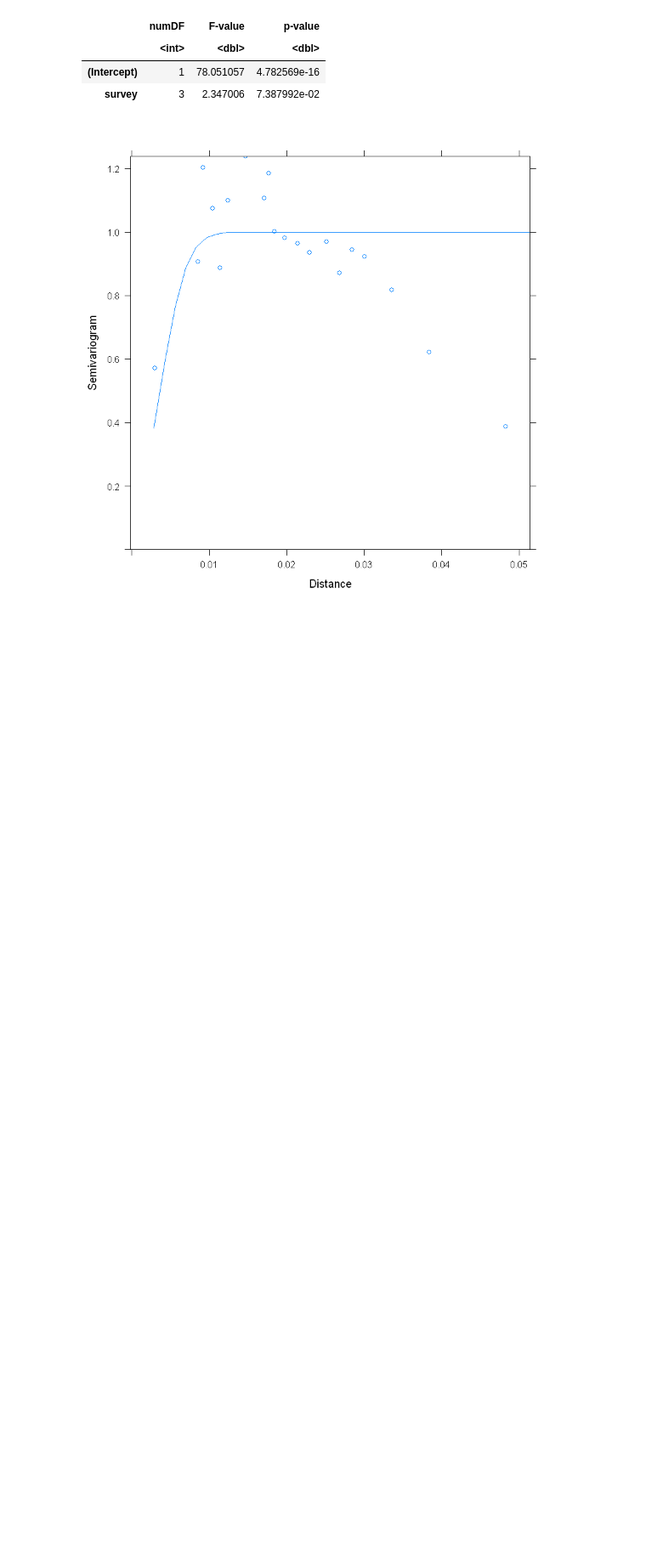
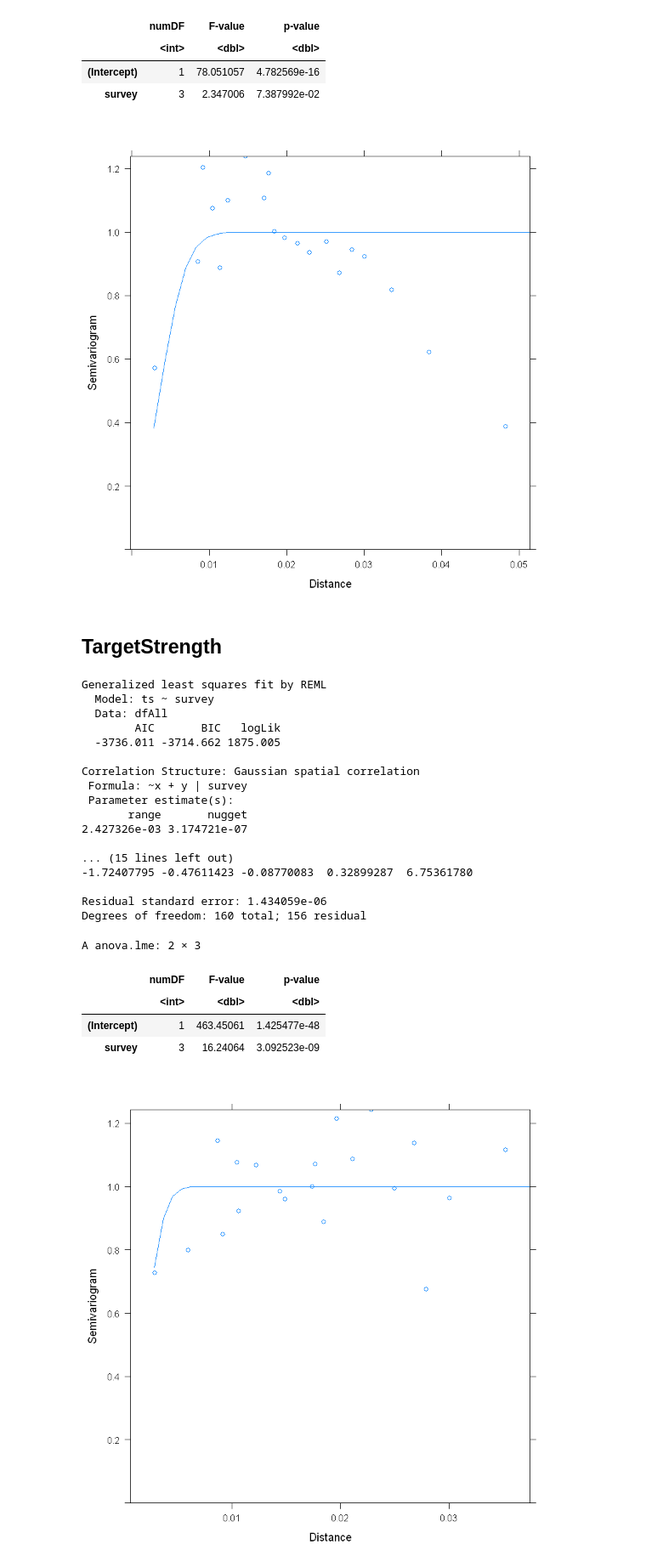
Before and after one commit to leviner/saildrone-2018, a Jupyter notebook: code/acousticData/analysis/2-GLSModels.ipynb, the cells around one changed output. Shown at 85% size. Cells and saved outputs as stored; diff of their text form; code cells hidden in the pictures; blank space fills up the shorter version.

Commit message:
single target gridding, single target model, 2019 sound speed

```diff
--- a/code/acousticData/analysis/2-GLSModels.ipynb
+++ b/code/acousticData/analysis/2-GLSModels.ipynb
@@ -238,3 +238,54 @@ A anova.lme: 2 × 3
 | (Intercept) | 1 | 78.051057 | 4.782569e-16 |
 | survey | 3 | 2.347006 | 7.387992e-02 |
 [figure]
+# %% [markdown]
+## TargetStrength
+# %%
+library(nlme)
+library(mgcv)
+library(mapproj)
+library(sp)
+# Read in all of the csv files and combine into small survey and big survey dataframes
+df1<-read.csv('processingFiles/gridTS1.csv')
+df1$survey=factor(1)
+df2<-read.csv('processingFiles/gridTS2.csv')
+df2$survey=factor(2)
+df3<-read.csv('processingFiles/gridTS3.csv')
+df3$survey=factor(3)
+df4<-read.csv('processingFiles/gridTS4.csv')
+df4$survey=factor(4)
+dfAllSmall <- rbind(df1, df2,df3,df4)
+# %%
+dfAll <- dfAllSmall
+f.lm <- lm(ts ~ survey, data=dfAll)
+x <- mapproject(dfAll$lonC, dfAll$latC, "albers", param=c(min(dfAll$latC), max(dfAll$latC)))
+dfAll$x <- x$x
+dfAll$y <- x$y
+f.Gaus <-gls(ts ~ survey, data=dfAll, correl=corGaus(form= ~ x+y | survey, nugget=T))
+summary(f.Gaus)
+plot(Variogram(f.Gaus))
+anova(f.Gaus)
+# %% [output]
+Generalized least squares fit by REML
+  Model: ts ~ survey
+  Data: dfAll
+        AIC       BIC   logLik
+  -3736.011 -3714.662 1875.005
+
+Correlation Structure: Gaussian spatial correlation
+ Formula: ~x + y | survey
+ Parameter estimate(s):
+       range       nugget
+2.427326e-03 3.174721e-07
+
+... (15 lines left out)
+-1.72407795 -0.47611423 -0.08770083  0.32899287  6.75361780
+
+Residual standard error: 1.434059e-06
+Degrees of freedom: 160 total; 156 residual
+A anova.lme: 2 × 3
+|  | numDF | F-value | p-value |
+|  | <int> | <dbl> | <dbl> |
+| (Intercept) | 1 | 463.45061 | 1.425477e-48 |
+| survey | 3 | 16.24064 | 3.092523e-09 |
+[figure, added]
```
Also changed, not shown: parts of 8 cells of this notebook, 7 other files.
